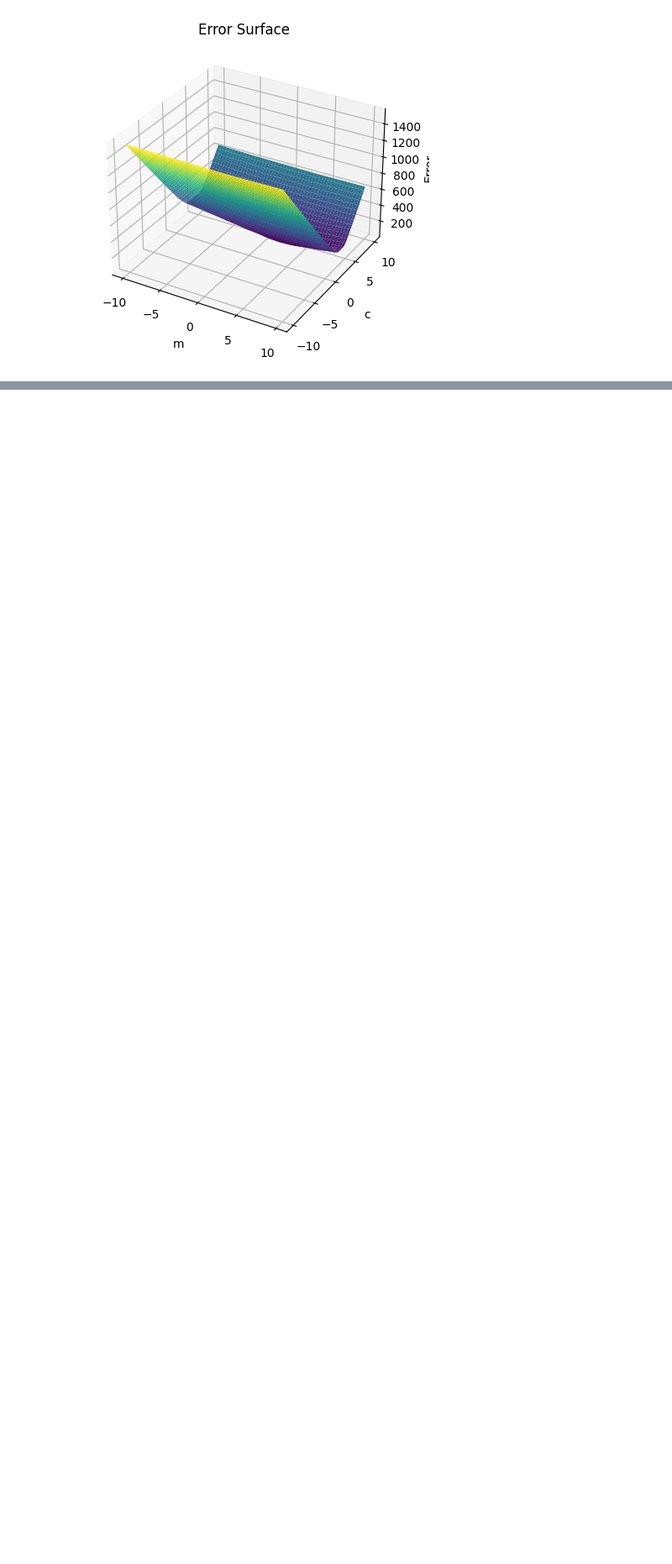
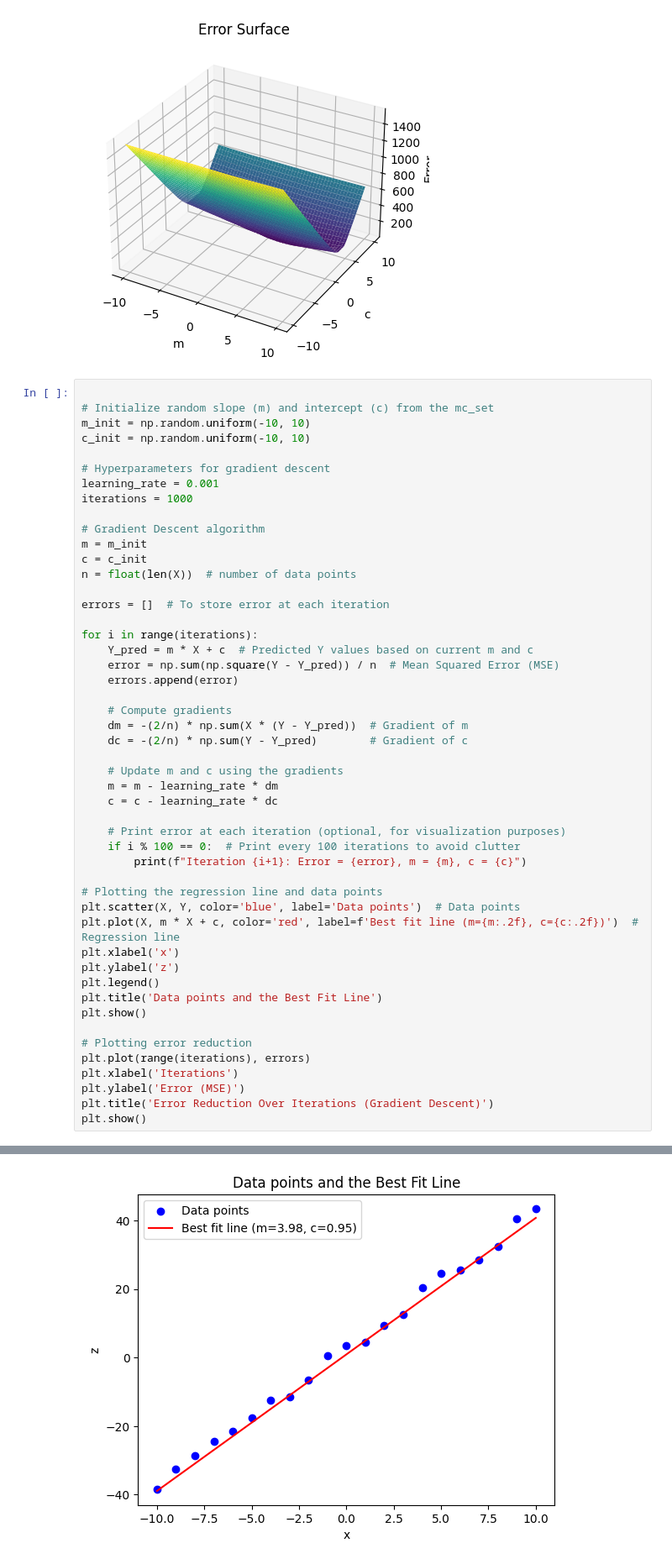
Before and after one commit to jeslinpjames/RegressionAnalysis, a Jupyter notebook: ErrorSurface.ipynb, the cells around one changed output, grey strips where cells are left out. Shown at 84% size. Drawn from its saved outputs; the diff is of its cells as text; blank space fills up the shorter version.

```diff
--- a/ErrorSurface.ipynb
+++ b/ErrorSurface.ipynb
@@ -66,3 +66,53 @@ plt.title('Error Surface')
 plt.show()
 # %% [output]
 [figure]
+# %%
+
+# Initialize random slope (m) and intercept (c) from the mc_set
+m_init = np.random.uniform(-10, 10)
+c_init = np.random.uniform(-10, 10)
+
+# Hyperparameters for gradient descent
+learning_rate = 0.001
+iterations = 1000
+
+# Gradient Descent algorithm
+m = m_init
+c = c_init
+n = float(len(X))  # number of data points
+
+errors = []  # To store error at each iteration
+
+for i in range(iterations):
+    Y_pred = m * X + c  # Predicted Y values based on current m and c
+    error = np.sum(np.square(Y - Y_pred)) / n  # Mean Squared Error (MSE)
+    errors.append(error)
+
+    # Compute gradients
+    dm = -(2/n) * np.sum(X * (Y - Y_pred))  # Gradient of m
+    dc = -(2/n) * np.sum(Y - Y_pred)        # Gradient of c
+
+    # Update m and c using the gradients
+    m = m - learning_rate * dm
+    c = c - learning_rate * dc
+
+    # Print error at each iteration (optional, for visualization purposes)
+    if i % 100 == 0:  # Print every 100 iterations to avoid clutter
+        print(f"Iteration {i+1}: Error = {error}, m = {m}, c = {c}")
+
+# Plotting the regression line and data points
+plt.scatter(X, Y, color='blue', label='Data points')  # Data points
+plt.plot(X, m * X + c, color='red', label=f'Best fit line (m={m:.2f}, c={c:.2f})')  # Regression line
+plt.xlabel('x')
+plt.ylabel('z')
+plt.legend()
+plt.title('Data points and the Best Fit Line')
+plt.show()
+
+# Plotting error reduction
+plt.plot(range(iterations), errors)
+plt.xlabel('Iterations')
+plt.ylabel('Error (MSE)')
+plt.title('Error Reduction Over Iterations (Gradient Descent)')
+plt.show()
+# %% [output]
@@ -68,0 +129 @@ plt.show()
+[figure, added]
```
Also changed, not shown: parts of 1 cell of this notebook.
